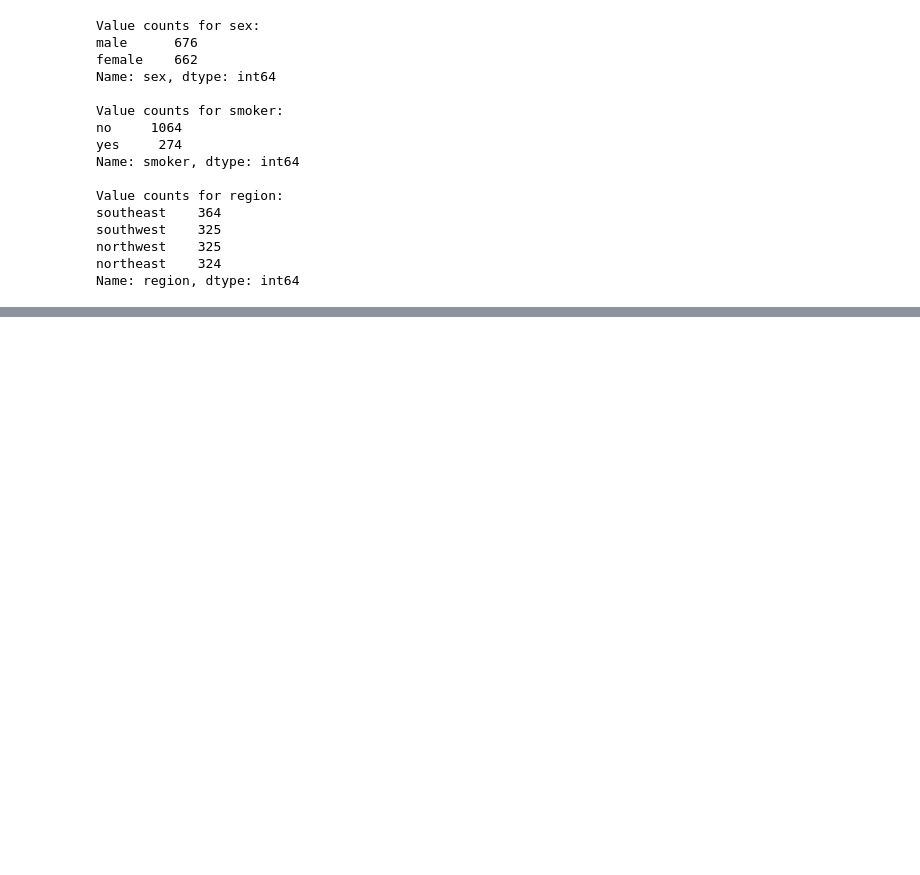
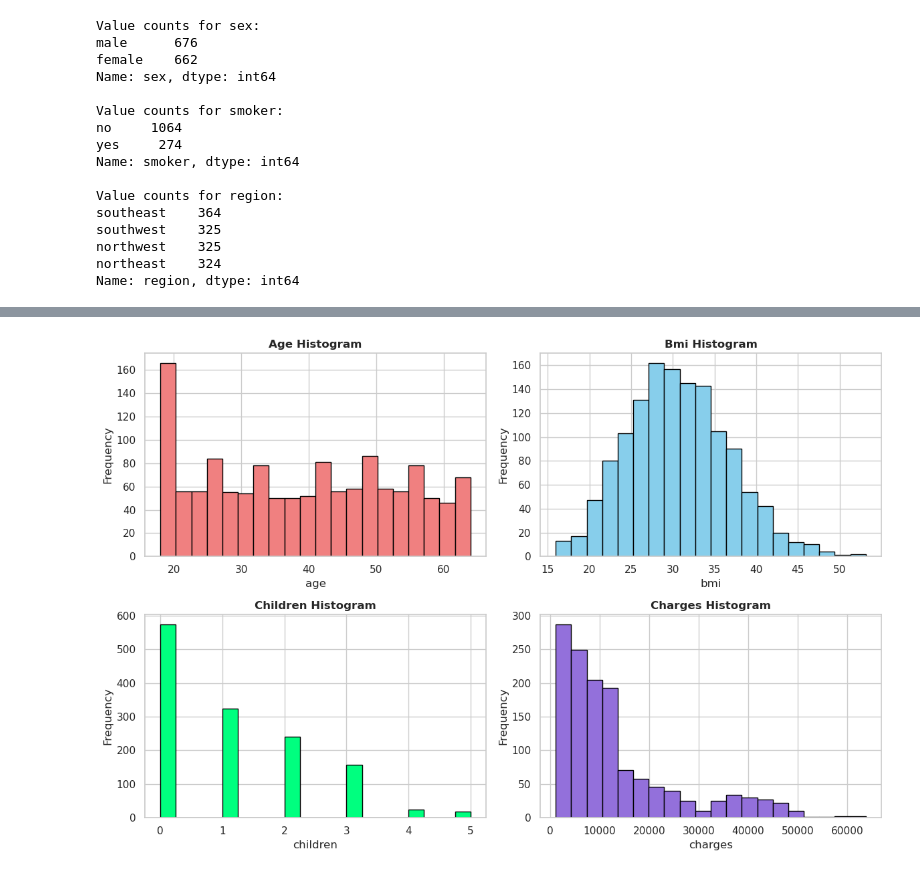
Before and after one commit to Arashjp8/data-mining-projects, a Jupyter notebook: #1/DataMiningProject1.ipynb, the cells around one changed output, grey strips where cells are left out. Drawn from its saved outputs; the diff is of its cells as text; code cells hidden in the pictures; blank space fills up the shorter version.

```diff
--- a/#1/DataMiningProject1.ipynb
+++ b/#1/DataMiningProject1.ipynb
@@ -109,0 +111,24 @@ Correlation matrix for our numeric data:
+# %%
+# create a 2 * 2 grid of subplots
+# figsize is in inches
+fig, axes = plt.subplots(2, 2, figsize=(12, 8))
+
+colors = ['lightcoral', 'skyblue', 'springgreen', 'mediumpurple']
+
+# enumarate() returns pairs of (index, element)
+for index, column in enumerate(numerical_columns):
+    # floor division of i / 2
+    row_index = index // 2
+
+    # remainder of division i / 2
+    col_index = index % 2
+
+    axes[row_index, col_index].hist(csv[column], bins=20, edgecolor='black', color=colors[index])
+    axes[row_index, col_index].set_title(f"{column.capitalize()} Histogram", fontweight='bold')
+    axes[row_index, col_index].set_xlabel(f"{column}")
+    axes[row_index, col_index].set_ylabel("Frequency")
+
+plt.tight_layout()
+plt.show()
+# %% [output]
+[figure, added]
```
Also changed, not shown: parts of 4 cells of this notebook.
